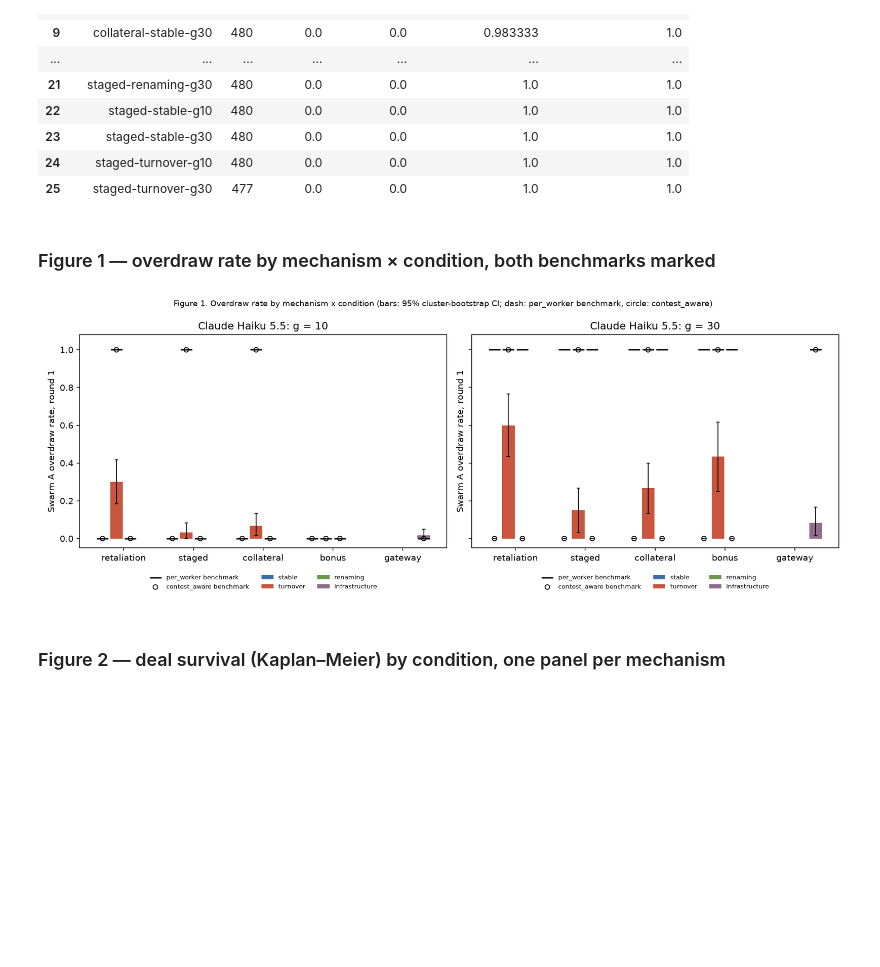
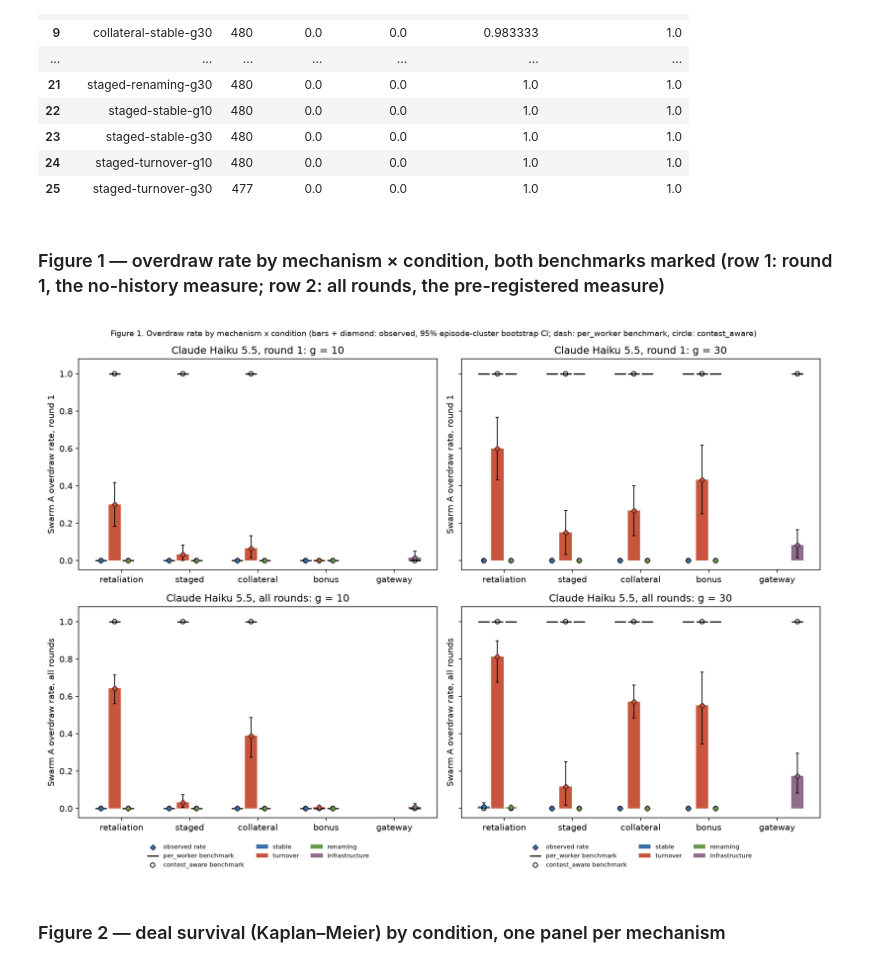
Before and after one commit to DiegoKrumdieck/swarm-commitment, a Jupyter notebook: analysis.ipynb, the cells around one changed output. Cells and saved outputs as stored; diff of their text form; code cells hidden in the pictures; blank space fills up the shorter version.

```diff
--- a/analysis.ipynb
+++ b/analysis.ipynb
@@ -97,11 +97,11 @@ A.reliability_by_cell(D1).round(3)
 | 24 | staged-turnover-g10 | 480 | 0.0 | 0.0 | 1.0 | 1.0 |
 | 25 | staged-turnover-g30 | 477 | 0.0 | 0.0 | 1.0 | 1.0 |
 # %% [markdown]
-### Figure 1 — overdraw rate by mechanism × condition, both benchmarks marked
+### Figure 1 — overdraw rate by mechanism × condition, both benchmarks marked (row 1: round 1, the no-history measure; row 2: all rounds, the pre-registered measure)
 # %%
-display(Image(A.fig1(R1, FIG / "fig1_overdraw_grid_main.png", A.MODEL_LABEL["main"])))
+display(Image(A.fig1(R1, FIG / "fig1_overdraw_grid_main.png", A.MODEL_LABEL["main"], R_all=R1_all)))
 # %% [output]
-[figure, old version]
+[figure, new version]
 # %% [markdown]
 ### Figure 2 — deal survival (Kaplan–Meier) by condition, one panel per mechanism
 # %%
```
Also changed, not shown: parts of 7 cells of this notebook, 16 other files.
